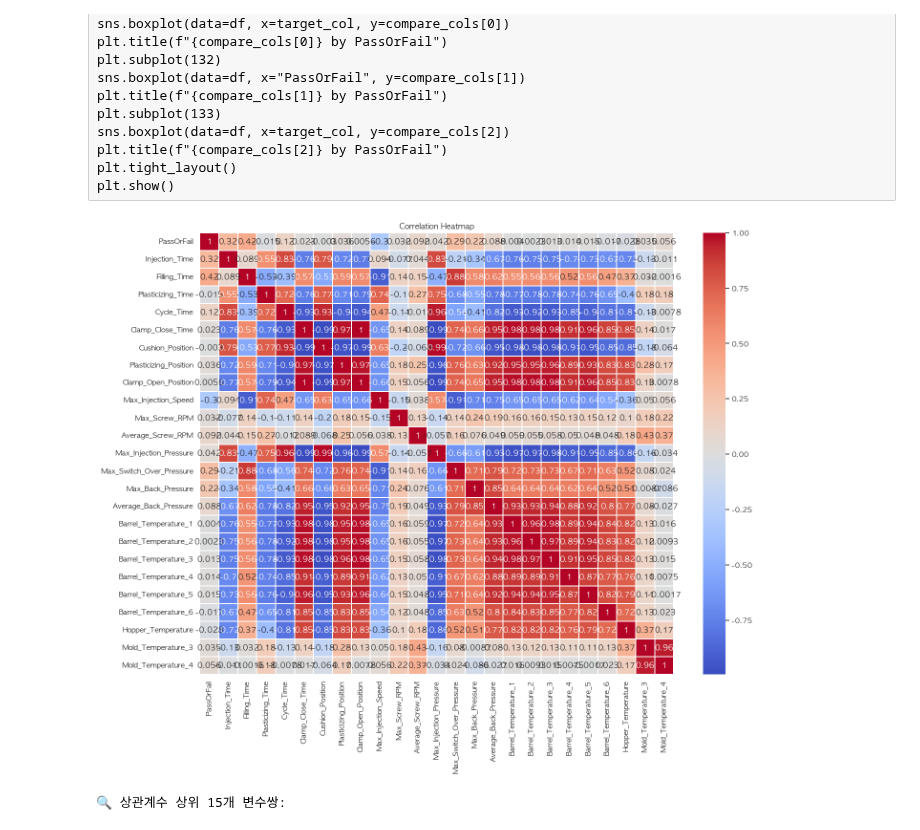
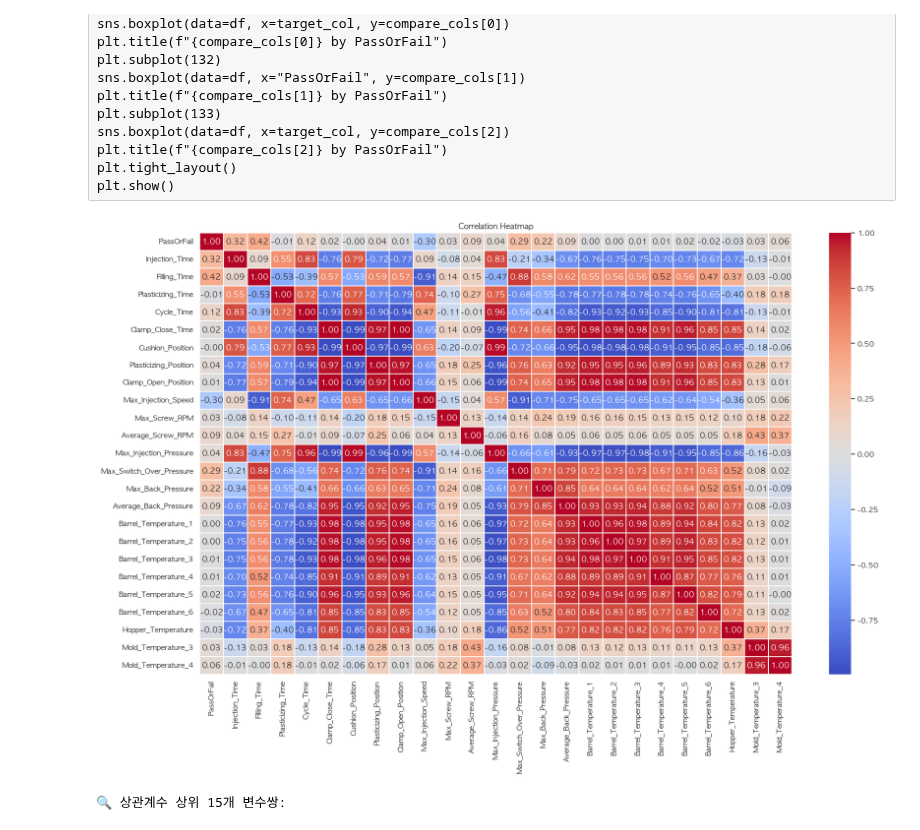
Before and after one commit to sungback/ML01, a Jupyter notebook: work/day3-2-cn7-eda.ipynb, the cells around one changed output. Cells and saved outputs as stored; diff of their text form; code cells hidden in the pictures.

```diff
--- a/work/day3-2-cn7-eda.ipynb
+++ b/work/day3-2-cn7-eda.ipynb
@@ -434,15 +434,15 @@ plt.show()
 # %%
 # ---------------------------------------------------------
 # 14. 상관분석
 # ---------------------------------------------------------
 corr = df[numeric_cols].corr()
 
-plt.figure(figsize=(16, 12))
-sns.heatmap(corr, cmap="coolwarm", center=0, linewidths=0.1, annot=True)
+plt.figure(figsize=(20, 12))
+sns.heatmap(corr, cmap="coolwarm", center=0, linewidths=0.1, annot=True, fmt=".2f")
 plt.title("Correlation Heatmap")
 plt.show()
 # %% [output]
-[figure, old version]
+[figure, new version]
 # %%
 # ---------------------------------------------------------
 # 15. 상관관계가 높은 변수쌍 상위 15개 추출
```
Also changed, not shown: 5 other files.
